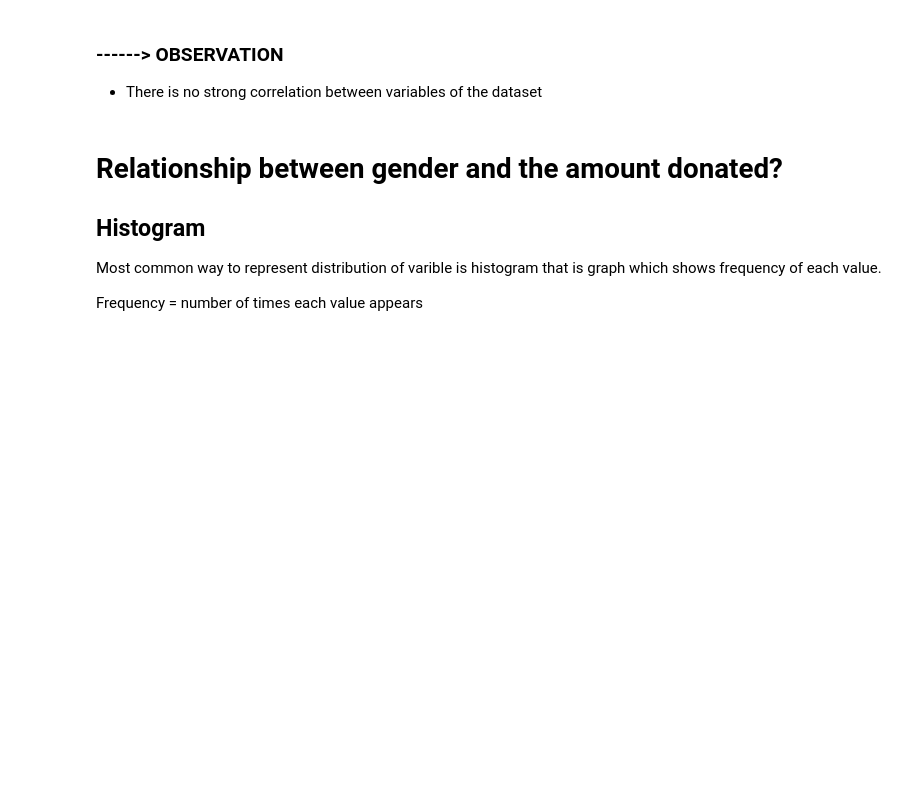
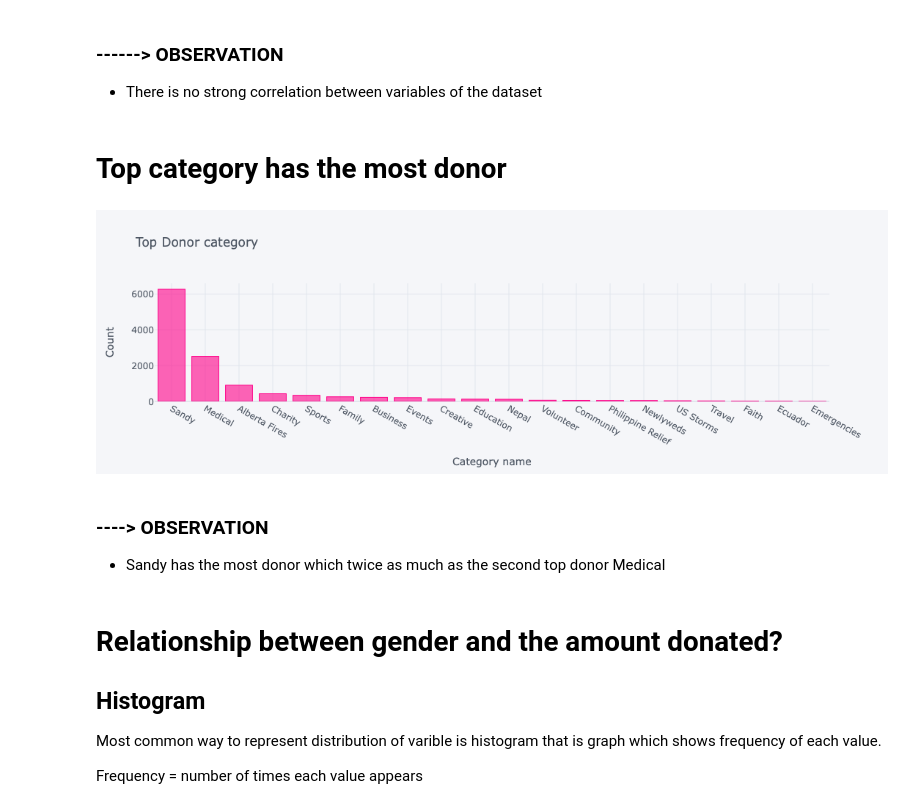
Before and after one commit to tnathu-ai/Oaktree, a Jupyter notebook: task.ipynb, the cells around one changed output. Cells and saved outputs as stored; diff of their text form; code cells hidden in the pictures; blank space fills up the shorter version.

Commit message:
added plotly chart for category

```diff
--- a/task.ipynb
+++ b/task.ipynb
@@ -312,6 +336,17 @@ empathy               0.004352  -0.099264       -0.004065  1.000000
 ### ------> OBSERVATION
 
 + There is no strong correlation between variables of the dataset
+# %% [markdown]
+# Top category has the most donor
+# %%
+temp = df["category"].value_counts().head(30)
+temp.iplot(kind='bar', xTitle = 'Category name', yTitle = "Count", title = 'Top Donor category', color='pink')
+# %% [output]
+[figure, added]
+# %% [markdown]
+### ----> OBSERVATION
+
++ Sandy has the most donor which twice as much as the second top donor Medical
 # %% [markdown]
 # Relationship between gender and the amount donated?
 
```
Also changed, not shown: parts of 1 cell of this notebook.
